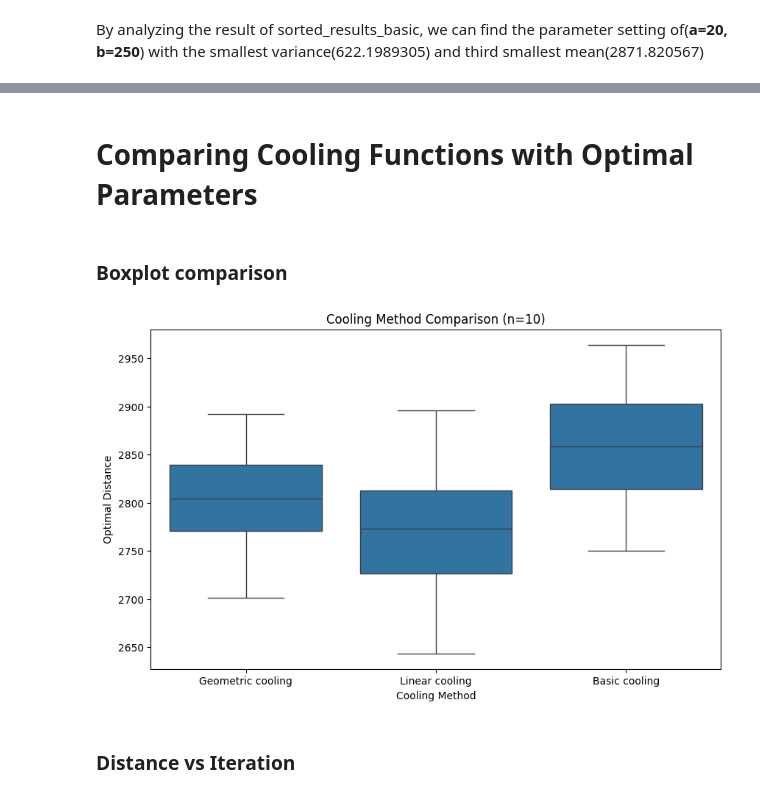
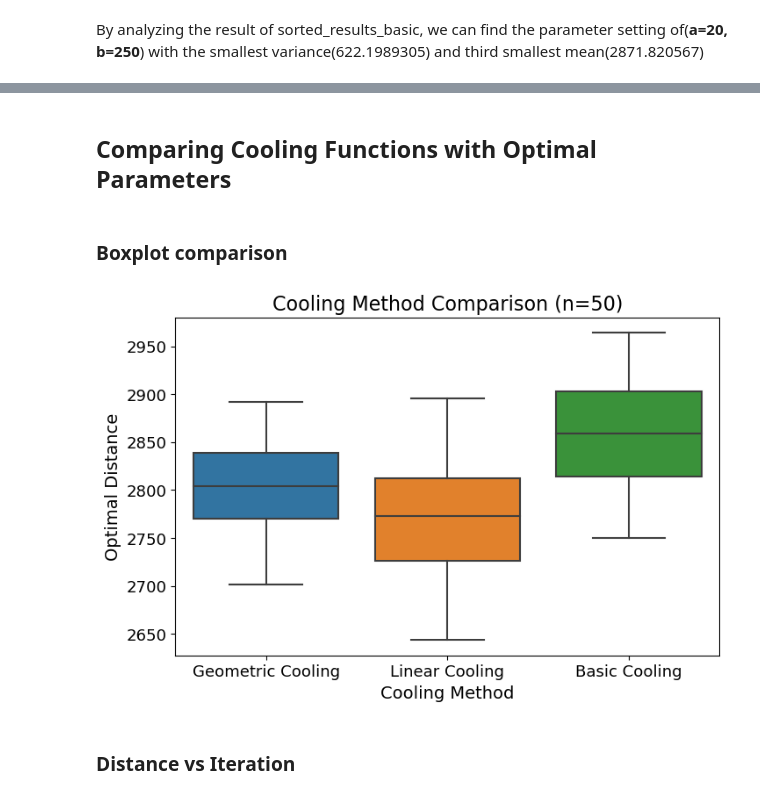
Before and after one commit to Ly-MX15/Stochasticsimulation_AS3, a Jupyter notebook: Assignment 3.ipynb, the cells around one changed output, grey strips where cells are left out. Drawn from its saved outputs; the diff is of its cells as text; code cells hidden in the pictures.

Commit message:
Plot figures over different markov chain length.

```diff
--- a/Assignment 3.ipynb
+++ b/Assignment 3.ipynb
@@ -660,3 +659,3 @@ NameError: name 'simulate_annealing' is not defined
 # %% [markdown]
-# Comparing Cooling Functions with Optimal Parameters
+## Comparing Cooling Functions with Optimal Parameters
 # %%
@@ -720,24 +717,26 @@ df.to_csv(f'data/cooling_method_comparison_df_n={n}.csv', index=False)
 ### Boxplot comparison
 # %%
 # Create a boxplot to compare the cooling methods: cooling method on x axis, optimal distance on y axis
-import seaborn as sns
-import matplotlib.pyplot as plt
+n = 50
 
 # Read the data from the csv file, columns distance_iter and temper_iter are lists of tuples
 df = pd.read_csv('data/cooling_method_comparison_df_n=50.csv')
 
 # Convert the string representation of the lists to actual lists
 df['distance_iter'] = df['distance_iter'].apply(lambda x: eval(x))
 df['temper_iter'] = df['temper_iter'].apply(lambda x: eval(x))
 
 # Create a boxplot to compare the cooling methods
-plt.figure(figsize=(10, 6))
+plt.figure(figsize=(8, 5))
 sns.boxplot(x='cooling_method_name', y='optimal_distance', data=df)
-plt.title(f'Cooling Method Comparison (n={n})')
-plt.xlabel('Cooling Method')
-plt.ylabel('Optimal Distance')
+plt.title(f'Cooling Method Comparison (n={n})', fontsize=16)
+plt.xlabel('Cooling Method',fontsize=14)
+plt.ylabel('Optimal Distance',fontsize=14)
+plt.xticks([0, 1, 2], ['Geometric Cooling', 'Linear Cooling', 'Basic Cooling'], fontsize=13)
+plt.yticks(fontsize=13)
+plt.savefig(f'plots/3.1 cooling_method_comparison_boxplot_n={n}.png', dpi=300)
 plt.show()
 # %% [output]
-[figure, old version]
+[figure, new version]
 # %% [markdown]
 ### Distance vs Iteration
```
Also changed, not shown: parts of 13 cells of this notebook, 13 other files.
